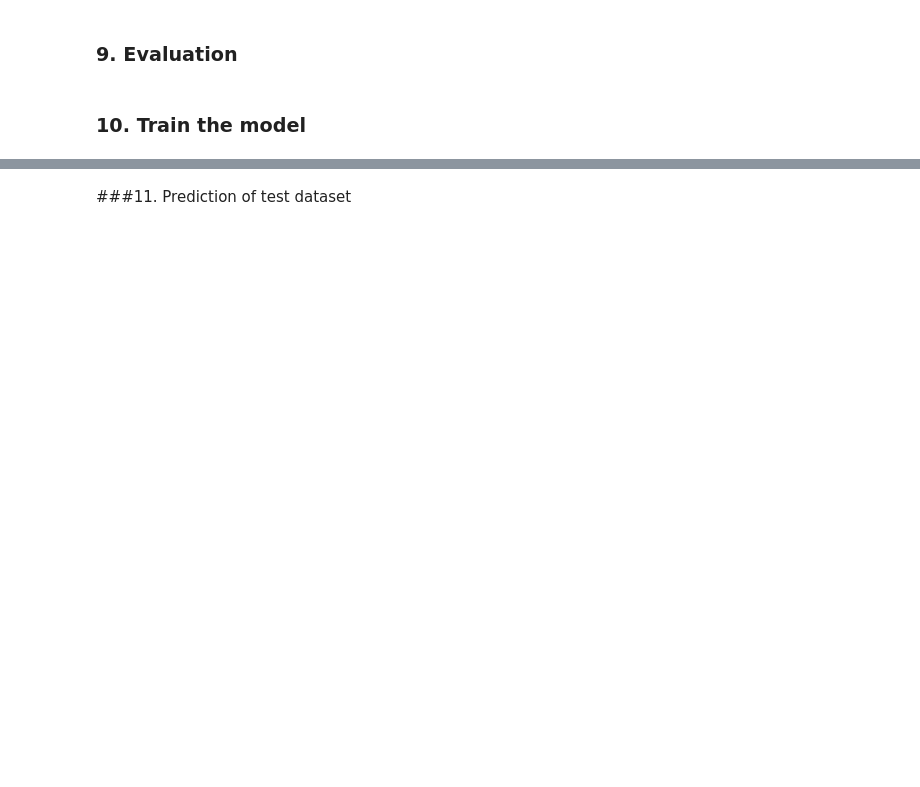
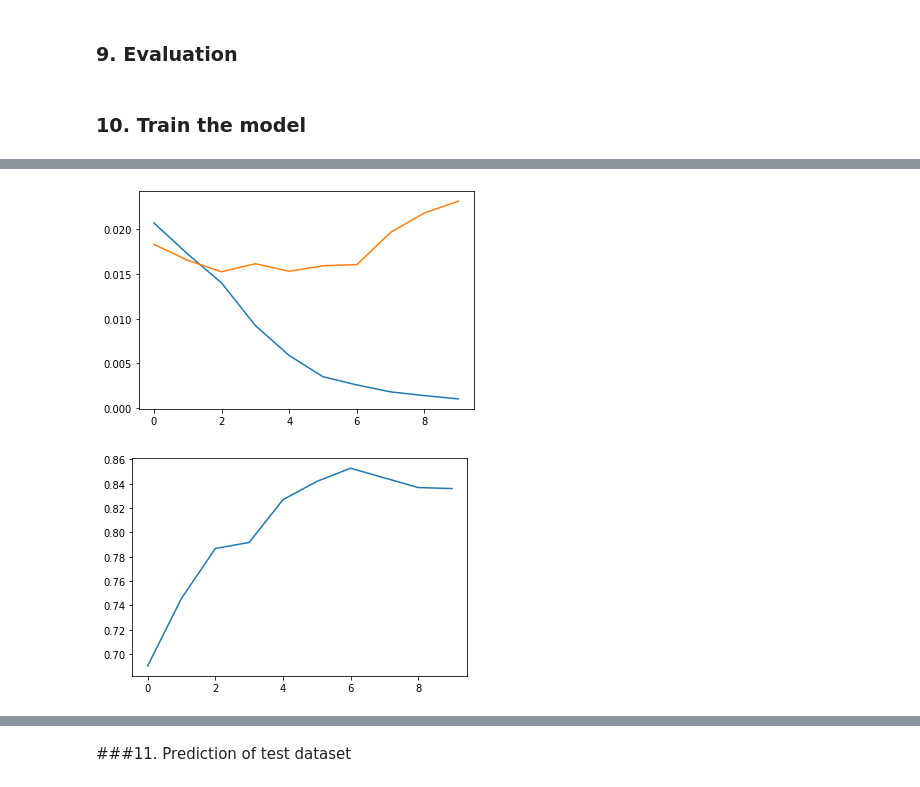
Before and after one commit to xdyhay/cmpt733_project, a Jupyter notebook: bert/bert.ipynb, the cells around one changed output, grey strips where cells are left out. Cells and saved outputs as stored; diff of their text form; code cells hidden in the pictures; blank space fills up the shorter version.

```diff
--- a/bert/bert.ipynb
+++ b/bert/bert.ipynb
@@ -67,8 +67,8 @@ def read_data(data, test=False):
             label = getattr(i, 'Label')
             labels.append(label)
             if label == 1.0:
-                texts.extend([line])
-                labels.extend([label])
+                texts.extend([line] * 2)
+                labels.extend([label] * 2)
 
     if test == False:
         assert len(texts) == len(labels)
@@ -76,7 +76,7 @@ def read_data(data, test=False):
     else:
         return texts
 # %%
-df = pd.read_csv('../train_dataset.csv')
+df = pd.read_csv('../dataset.csv')
 df.groupby(['Label']).count()
 # %% [output]
 |  | id | date | tweet | tidyTweet |
@@ -342,7 +382,13 @@ eval_stats
 # %%
 plt.plot(train_losses)
 plt.plot(eval_stats['Loss'])
 plt.show()
+
+plt.plot(eval_stats['Accuracy'])
+plt.show()
+# %% [output]
+[figure, added]
+[figure, added]
 # %%
 # from google.colab import files
 
```
Also changed, not shown: parts of 12 cells of this notebook.
